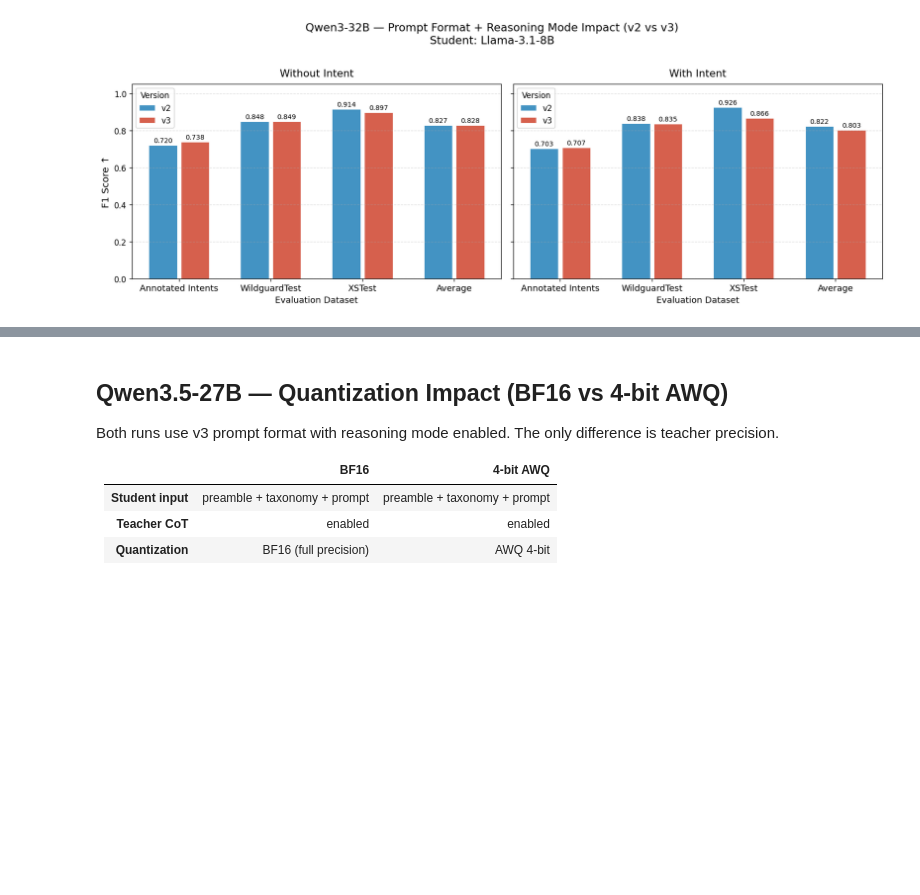
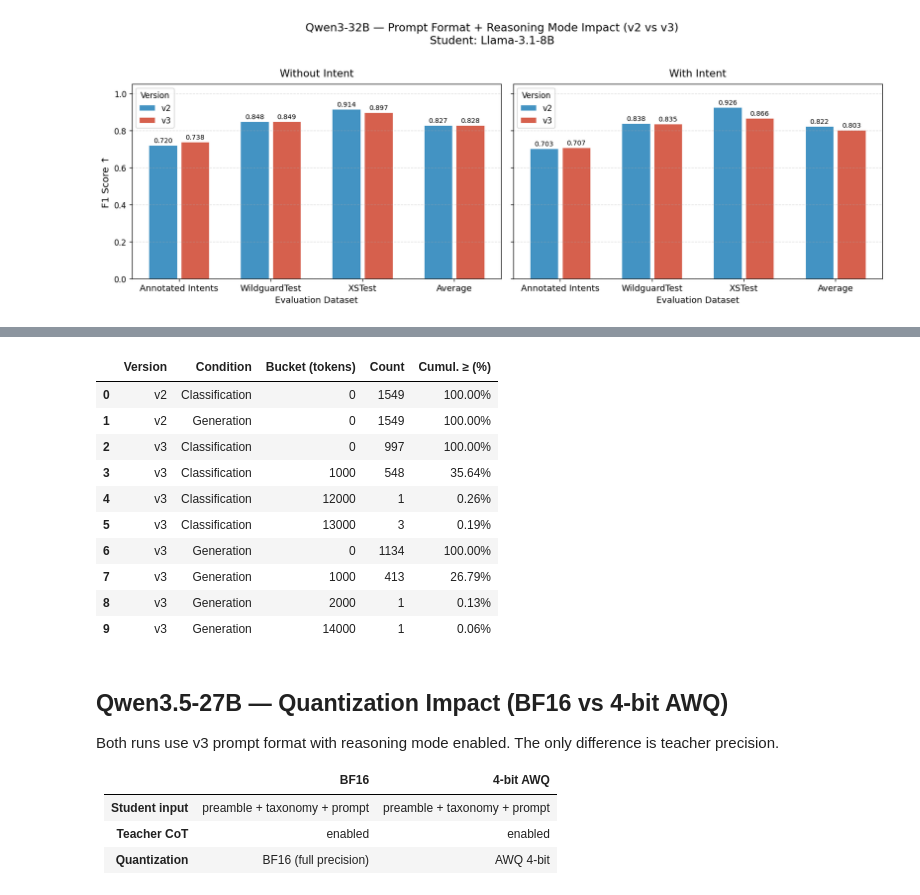
Before and after one commit to Jazhyc/aims-safety-classification, a Jupyter notebook: notebooks/distillation_teacher_sweep.ipynb, the cells around one changed output, grey strips where cells are left out. Drawn from its saved outputs; the diff is of its cells as text; code cells hidden in the pictures; blank space fills up the shorter version.

```diff
--- a/notebooks/distillation_teacher_sweep.ipynb
+++ b/notebooks/distillation_teacher_sweep.ipynb
@@ -179,3 +193,64 @@ plot_comparison(df_qwen, "Qwen3-32B — Prompt Format + Reasoning Mode Impact (v
+# %%
+import json
+from pathlib import Path
+import numpy as np
+import pandas as pd
+
+_TRACE_PATHS_Q32 = {
+    "v2": Path("../data/reasoning_traces/RedHatAI-Qwen3-32B-quantized.w4a16/raw_outputs.json"),
+    "v3": Path("../data/reasoning_traces_v3/RedHatAI-Qwen3-32B-quantized.w4a16/raw_outputs.json"),
+}
+_RAW_COND_MAP = {"without_intent": "Classification", "with_intent": "Generation"}
+
+def _load_tokens_q32(paths):
+    rows = []
+    for version, path in paths.items():
+        data = json.loads(path.read_text())
+        for e in data:
+            rows.append({
+                "version":   version,
+                "condition": _RAW_COND_MAP.get(e.get("condition", ""), e.get("condition", "")),
+                "tokens":    len(e.get("raw_output", "").split()),
+            })
+    return pd.DataFrame(rows)
+
+def token_tail_table(df: pd.DataFrame) -> pd.DataFrame:
+    """Round tokens to nearest 1000; show count and cumulative % (≥ bucket) per group.
+    Cumulative % starts at 100% for the lowest bucket and decreases to the highest."""
+    df = df.copy()
+    df["bucket"] = (df["tokens"] / 1000).round().astype(int) * 1000
+
+    rows = []
+    for (version, condition), grp in df.groupby(["version", "condition"]):
+        total = len(grp)
+        counts = grp["bucket"].value_counts().sort_index()
+        for bucket, count in counts.items():
+            cum_above = (grp["bucket"] >= bucket).sum()
+            rows.append({
+                "Version":   version,
+                "Condition": condition,
+                "Bucket (tokens)": bucket,
+                "Count":     count,
+                "Cumul. ≥ (%)": f"{cum_above / total * 100:.2f}%",
+            })
+    return (pd.DataFrame(rows)
+              .sort_values(["Version", "Condition", "Bucket (tokens)"])
+              .reset_index(drop=True))
+
+df_tokens_q32 = _load_tokens_q32(_TRACE_PATHS_Q32)
+token_tail_table(df_tokens_q32)
+# %% [output]
+|  | Version | Condition | Bucket (tokens) | Count | Cumul. ≥ (%) |
+| 0 | v2 | Classification | 0 | 1549 | 100.00% |
+| 1 | v2 | Generation | 0 | 1549 | 100.00% |
+| 2 | v3 | Classification | 0 | 997 | 100.00% |
+| 3 | v3 | Classification | 1000 | 548 | 35.64% |
+| 4 | v3 | Classification | 12000 | 1 | 0.26% |
+| 5 | v3 | Classification | 13000 | 3 | 0.19% |
+| 6 | v3 | Generation | 0 | 1134 | 100.00% |
+| 7 | v3 | Generation | 1000 | 413 | 26.79% |
+| 8 | v3 | Generation | 2000 | 1 | 0.13% |
+| 9 | v3 | Generation | 14000 | 1 | 0.06% |
 # %% [markdown]
 ## Qwen3.5-27B — Quantization Impact (BF16 vs 4-bit AWQ)
 
```
Also changed, not shown: parts of 3 cells of this notebook, 3 other files.
